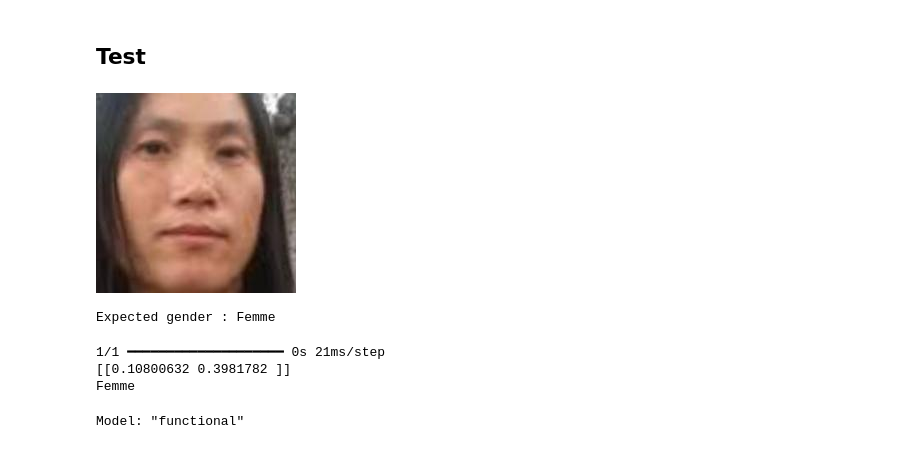
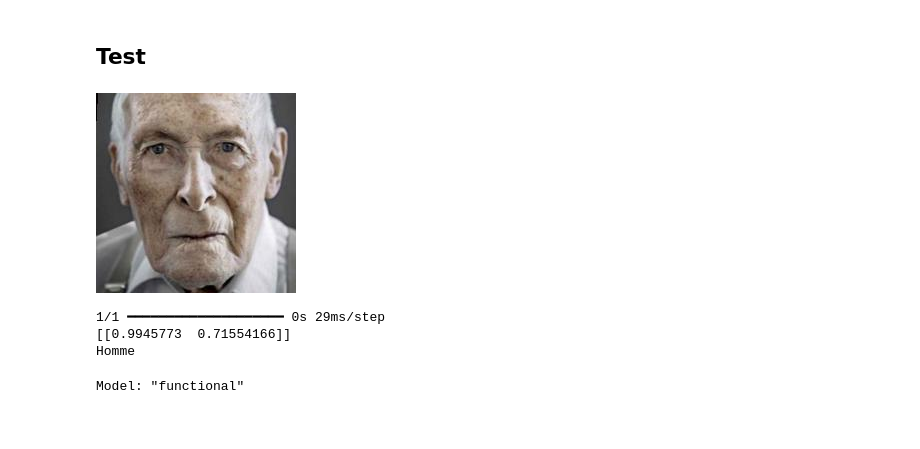
Before and after one commit to JagoOgaj/SAE_S5, a Jupyter notebook: model/model.ipynb, the cells around one changed output. Cells and saved outputs as stored; diff of their text form; code cells hidden in the pictures.

```diff
--- a/model/model.ipynb
+++ b/model/model.ipynb
@@ -496,19 +496,16 @@ Précision sur les données de test : 0.8883077502250671
 # Import
 from PIL import Image
 # %%
-img_test_path: str = "/content/drive/MyDrive/SAE_S5/42_1_2_20170107212130951.jpg.chip.jpg"
+img_test_path: str = "/content/drive/MyDrive/SAE_S5/110_0_0_20170112213500903.jpg.chip.jpg"
 #img_test_path : str = "/content/drive/MyDrive/SAE_S5/110_0_0_20170112213500903.jpg.chip.jpg"
 Image.open(img_test_path)
 # %% [output]
-[figure, old version]
+[figure, new version]
 # %%
 #Load image
 
 test_gender: list = []
 test_pixels: list = []
-
-test_genders = img_test_path.split("/")[5].split('_')[1]
-print(f"Expected gender : {'Homme' if test_gender == '1' else 'Femme'}")
 
 img = cv2.imread(str(img_test_path))
 
@@ -519,8 +516,6 @@ test_pixels.append(np.array(img))
 test_gender.append(np.array(test_genders))
 
 new_test_pixels = np.array(test_pixels)
-# %% [output]
-Expected gender : Femme
 # %%
 prediction = model.predict(new_test_pixels)
 
@@ -535,9 +530,9 @@ elif result == 1 :
 else :
   print("Inconnu")
 # %% [output]
-1/1 ━━━━━━━━━━━━━━━━━━━━ 0s 21ms/step
-[[0.10800632 0.3981782 ]]
-Femme
+1/1 ━━━━━━━━━━━━━━━━━━━━ 0s 29ms/step
+[[0.9945773  0.71554166]]
+Homme
 # %%
 ## Load model
 import tensorflow as tf
```
Also changed, not shown: parts of 2 cells of this notebook.
